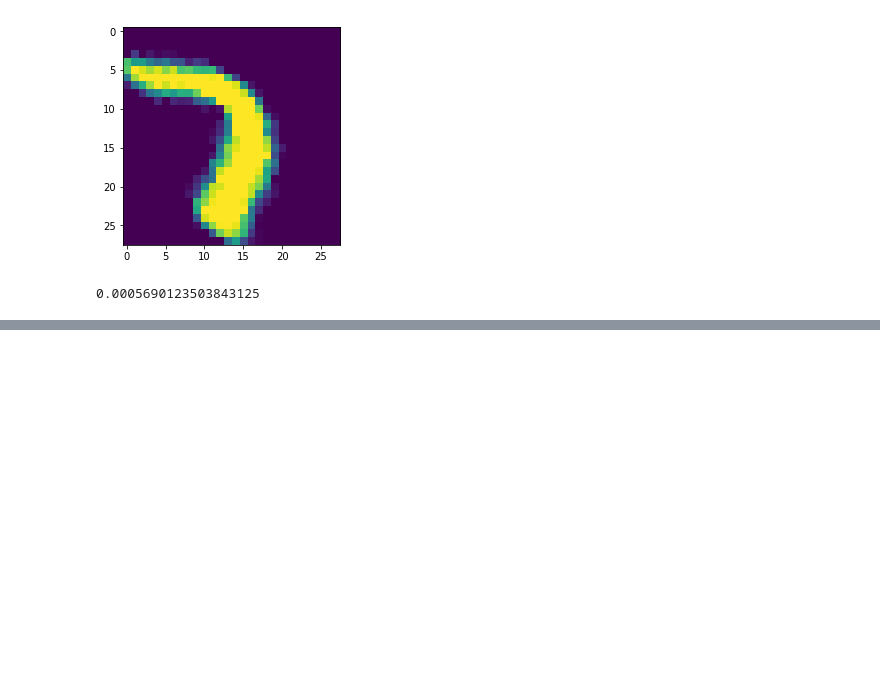
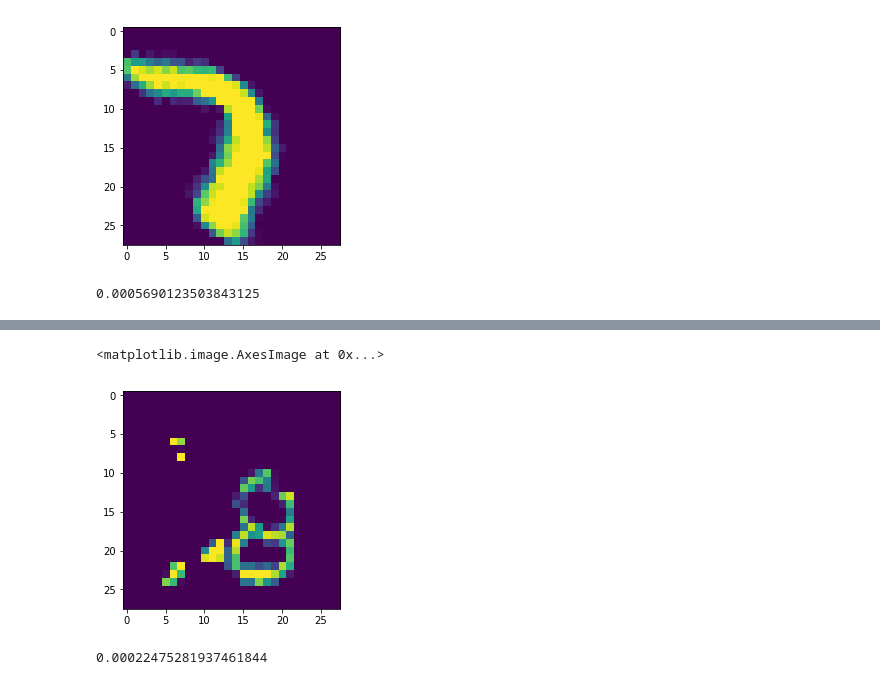
Before and after one commit to gudwls909/transform-rl-tf, a Jupyter notebook: affine_transform_example.ipynb, the cells around one changed output, grey strips where cells are left out. Cells and saved outputs as stored; diff of their text form; code cells hidden in the pictures; blank space fills up the shorter version.

```diff
--- a/affine_transform_example.ipynb
+++ b/affine_transform_example.ipynb
@@ -119,0 +143,24 @@ print(unc_after)
+# %%
+loc_new = np.array([0.5861727,  -0.12842205,  0.22033045, -0.22849102,  0.59732974,  0.2140378])
+loc_new = np.reshape(loc_new, [-1, 6])
+
+original, transformed = sess.run([x_tensor, h_trans], feed_dict={
+       x: img, loc2: loc_new, keep_prob: 1.0})
+
+original_ = np.squeeze(original)
+transformed_ = np.squeeze(transformed)
+# %%
+img_original = Image.fromarray(original_)
+img_original = img_original.resize([28,28])
+img_original = np.array(img_original)
+plt.imshow(img_original)
+# %% [output]
+<matplotlib.image.AxesImage at 0x...>
+[figure, added]
+# %%
+img_original = img_original.reshape([1,28,28,1])
+prob_set = util.all_prob(model, img_original, mc=10)
+unc_after = util.get_mutual_informations(prob_set)[0]
+print(unc_after)
+# %% [output]
+0.00022475281937461844
```
Also changed, not shown: parts of 6 cells of this notebook.
